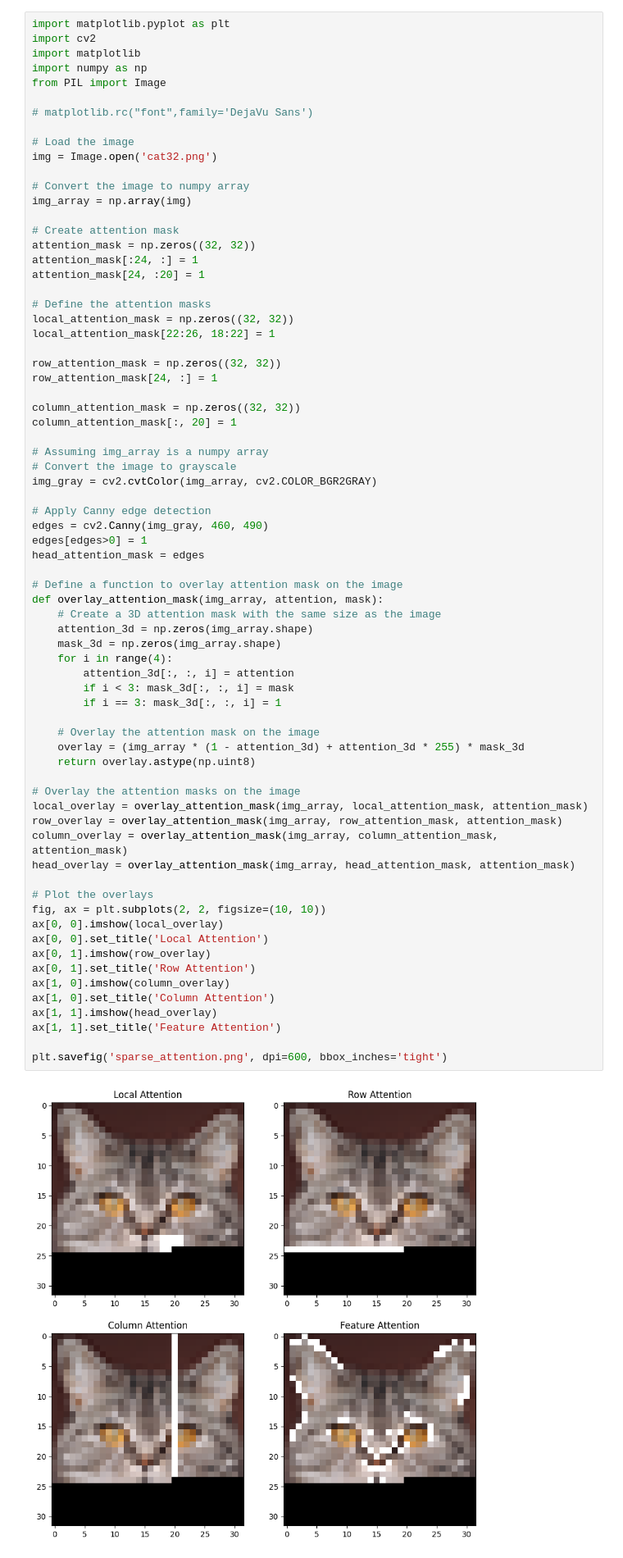
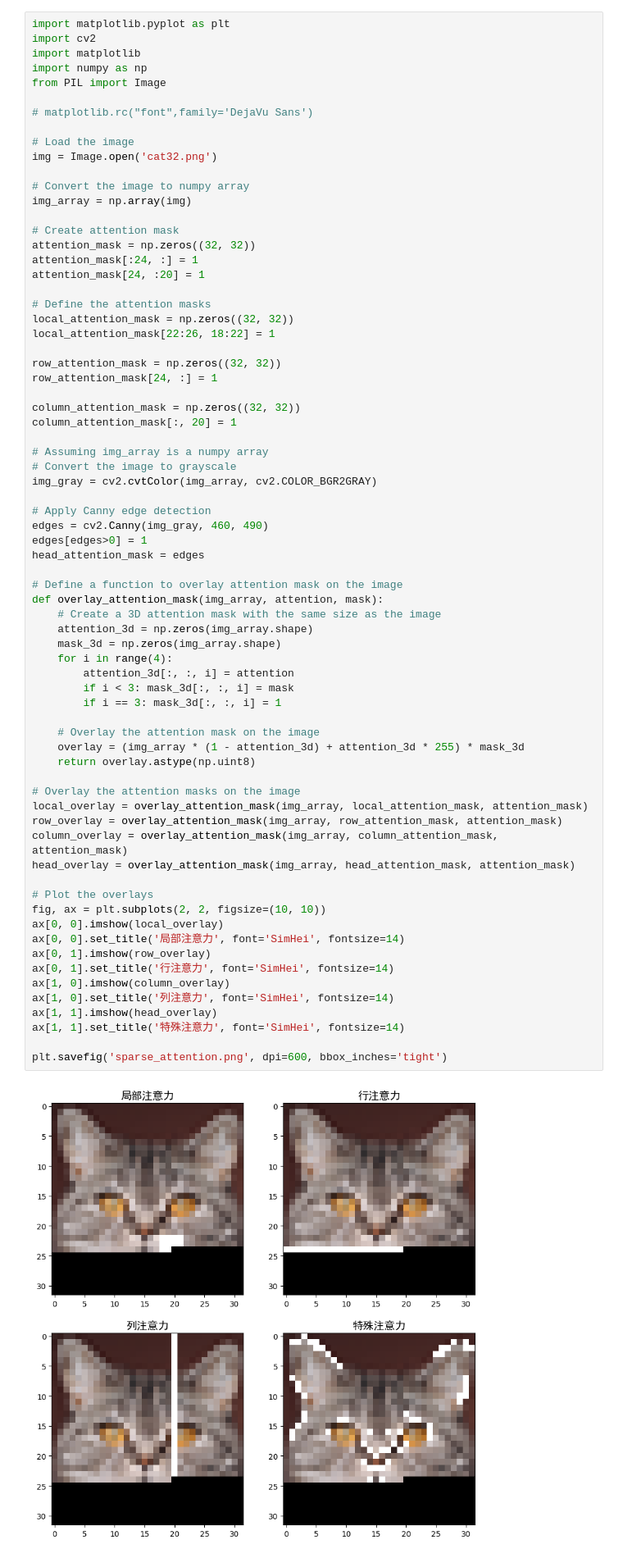
Before and after one commit to llmbooks/llmpractice, a Jupyter notebook: sparse_attention.ipynb, the cells around one changed output. Shown at 82% size. Saved outputs shown, nothing was run; the diff lists cells and outputs as text.

Commit message:
Update sparse attention

```diff
--- a/sparse_attention.ipynb
+++ b/sparse_attention.ipynb
@@ -39,35 +39,35 @@ head_attention_mask = edges
 
 # Define a function to overlay attention mask on the image
 def overlay_attention_mask(img_array, attention, mask):
     # Create a 3D attention mask with the same size as the image
     attention_3d = np.zeros(img_array.shape)
     mask_3d = np.zeros(img_array.shape)
     for i in range(4):
         attention_3d[:, :, i] = attention
         if i < 3: mask_3d[:, :, i] = mask
         if i == 3: mask_3d[:, :, i] = 1
 
     # Overlay the attention mask on the image
     overlay = (img_array * (1 - attention_3d) + attention_3d * 255) * mask_3d
     return overlay.astype(np.uint8)
 
 # Overlay the attention masks on the image
 local_overlay = overlay_attention_mask(img_array, local_attention_mask, attention_mask)
 row_overlay = overlay_attention_mask(img_array, row_attention_mask, attention_mask)
 column_overlay = overlay_attention_mask(img_array, column_attention_mask, attention_mask)
 head_overlay = overlay_attention_mask(img_array, head_attention_mask, attention_mask)
 
 # Plot the overlays
 fig, ax = plt.subplots(2, 2, figsize=(10, 10))
 ax[0, 0].imshow(local_overlay)
-ax[0, 0].set_title('Local Attention')
+ax[0, 0].set_title('局部注意力', font='SimHei', fontsize=14)
 ax[0, 1].imshow(row_overlay)
-ax[0, 1].set_title('Row Attention')
+ax[0, 1].set_title('行注意力', font='SimHei', fontsize=14)
 ax[1, 0].imshow(column_overlay)
-ax[1, 0].set_title('Column Attention')
+ax[1, 0].set_title('列注意力', font='SimHei', fontsize=14)
 ax[1, 1].imshow(head_overlay)
-ax[1, 1].set_title('Feature Attention')
+ax[1, 1].set_title('特殊注意力', font='SimHei', fontsize=14)
 
 plt.savefig('sparse_attention.png', dpi=600, bbox_inches='tight')
 # %% [output]
-[figure, old version]
+[figure, new version]
```
